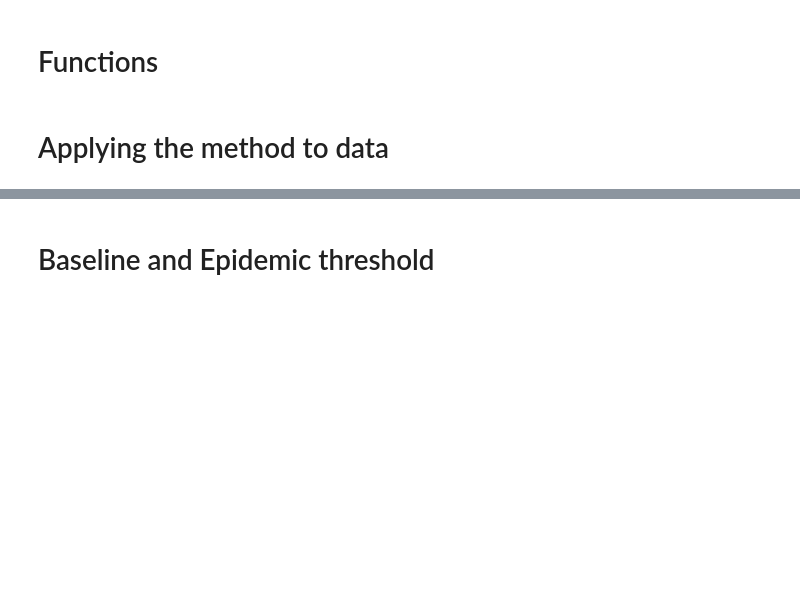
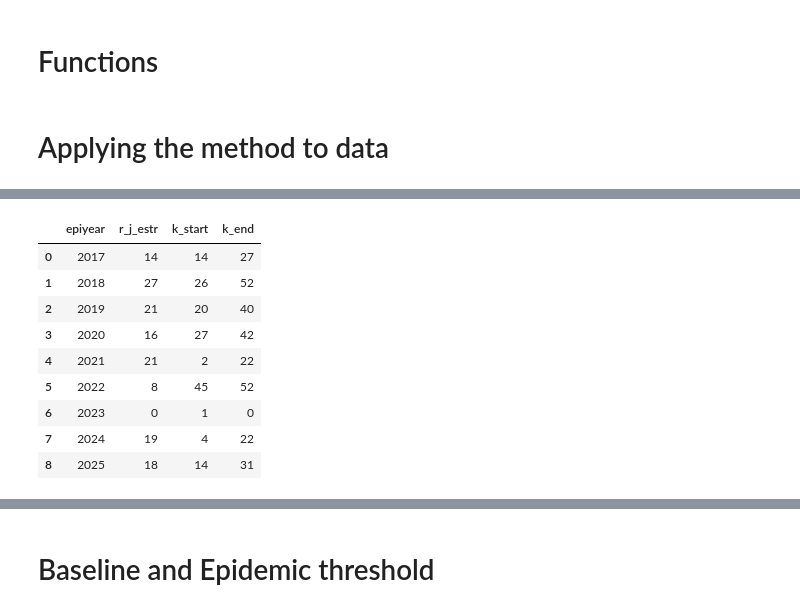
Before and after one commit to Julian-sun/IDEA_model, a Jupyter notebook: tmp/MEM_v1.ipynb, the cells around one changed output, grey strips where cells are left out. Drawn from its saved outputs; the diff is of its cells as text; code cells hidden in the pictures; blank space fills up the shorter version.

```diff
--- a/tmp/MEM_v1.ipynb
+++ b/tmp/MEM_v1.ipynb
@@ -119,3 +155,16 @@ summary, details = mem_epidemic_period(set_muni, delta=0.02)
+# %%
+summary
+# %% [output]
+|  | epiyear | r_j_estr | k_start | k_end |
+| 0 | 2017 | 14 | 14 | 27 |
+| 1 | 2018 | 27 | 26 | 52 |
+| 2 | 2019 | 21 | 20 | 40 |
+| 3 | 2020 | 16 | 27 | 42 |
+| 4 | 2021 | 21 | 2 | 22 |
+| 5 | 2022 | 8 | 45 | 52 |
+| 6 | 2023 | 0 | 1 | 0 |
+| 7 | 2024 | 19 | 4 | 22 |
+| 8 | 2025 | 18 | 14 | 31 |
 # %%
 fig, ax = plt.subplots(figsize=(12,6))
 
```
Also changed, not shown: parts of 8 cells of this notebook, 4 other files.
